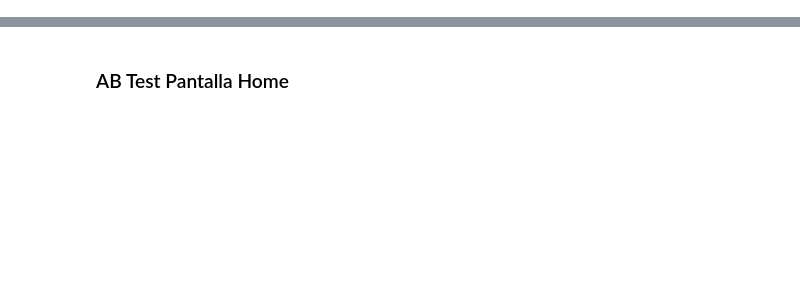
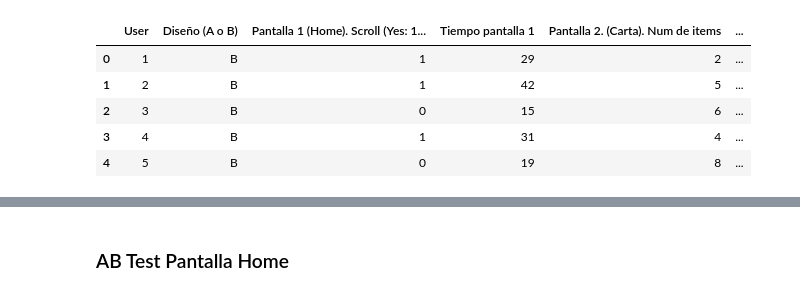
Before and after one commit to adominguez033/Project5_DA_Ironhack-, a Jupyter notebook: Untitled.ipynb, the cells around one changed output, grey strips where cells are left out. Drawn from its saved outputs; the diff is of its cells as text; code cells hidden in the pictures; blank space fills up the shorter version.

```diff
--- a/Untitled.ipynb
+++ b/Untitled.ipynb
@@ -9,3 +9,13 @@ import pylab as plt
 plt.rcParams['figure.figsize']=(15, 8)
 
 from scipy.stats import bernoulli, beta
+# %%
+datos=pd.read_excel(r"C:\Users\alexd\Ironhack\Proyectos\Project5_DA_Ironhack-\Data\Recogida_datos.xlsx")
+datos.head()
+# %% [output]
+|  | User | Diseño (A o B) | Pantalla 1 (Home). Scroll (Yes: 1... | Tiempo pantalla 1 | Pantalla 2. (Carta). Num de items | ... |
+| 0 | 1 | B | 1 | 29 | 2 | ... |
+| 1 | 2 | B | 1 | 42 | 5 | ... |
+| 2 | 3 | B | 0 | 15 | 6 | ... |
+| 3 | 4 | B | 1 | 31 | 4 | ... |
+| 4 | 5 | B | 0 | 19 | 8 | ... |
```
Also changed, not shown: parts of 12 cells of this notebook, 1 other file.
